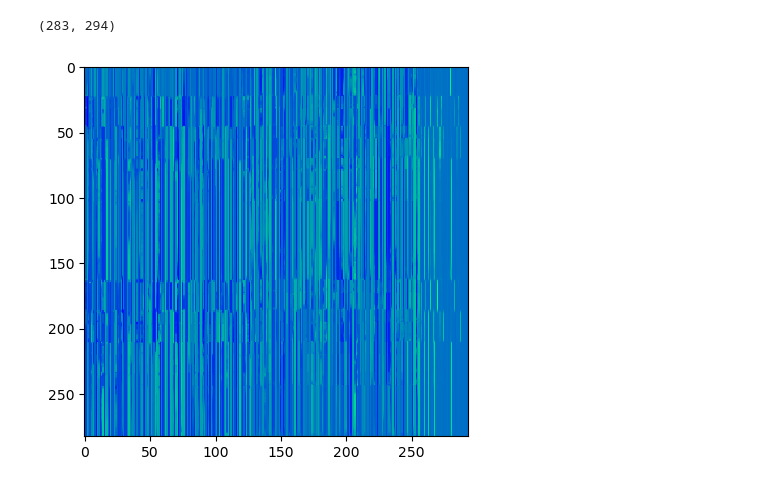
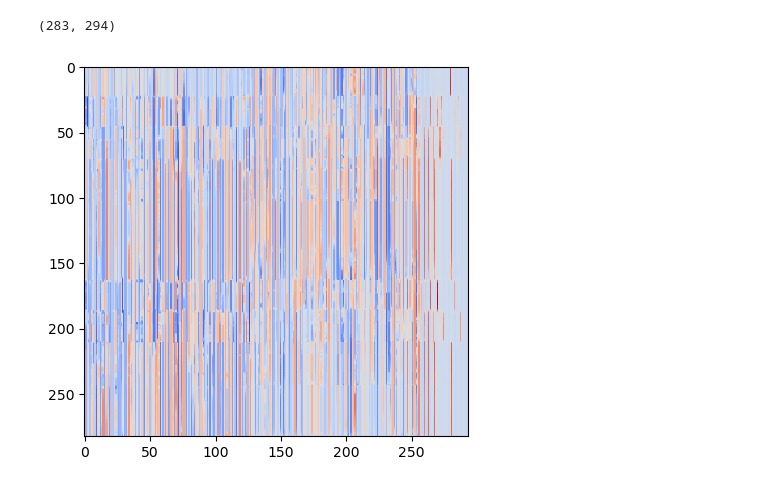
Before and after one commit to brandoncarone/CREMA_Similarity, a Jupyter notebook: plots_of_hidden_layers.ipynb, the cells around one changed output. Drawn from its saved outputs; the diff is of its cells as text; code cells hidden in the pictures.

```diff
--- a/plots_of_hidden_layers.ipynb
+++ b/plots_of_hidden_layers.ipynb
@@ -10,8 +10,8 @@ my_data.shape
 # %%
 import matplotlib.pyplot as plt
 
 
-plt.imshow(my_data, cmap='winter', interpolation='nearest')
+plt.imshow(my_data, cmap='coolwarm', interpolation='nearest')
 plt.show()
 # %% [output]
-[figure, old version]
+[figure, new version]
```
Also changed, not shown: 2 other files.
